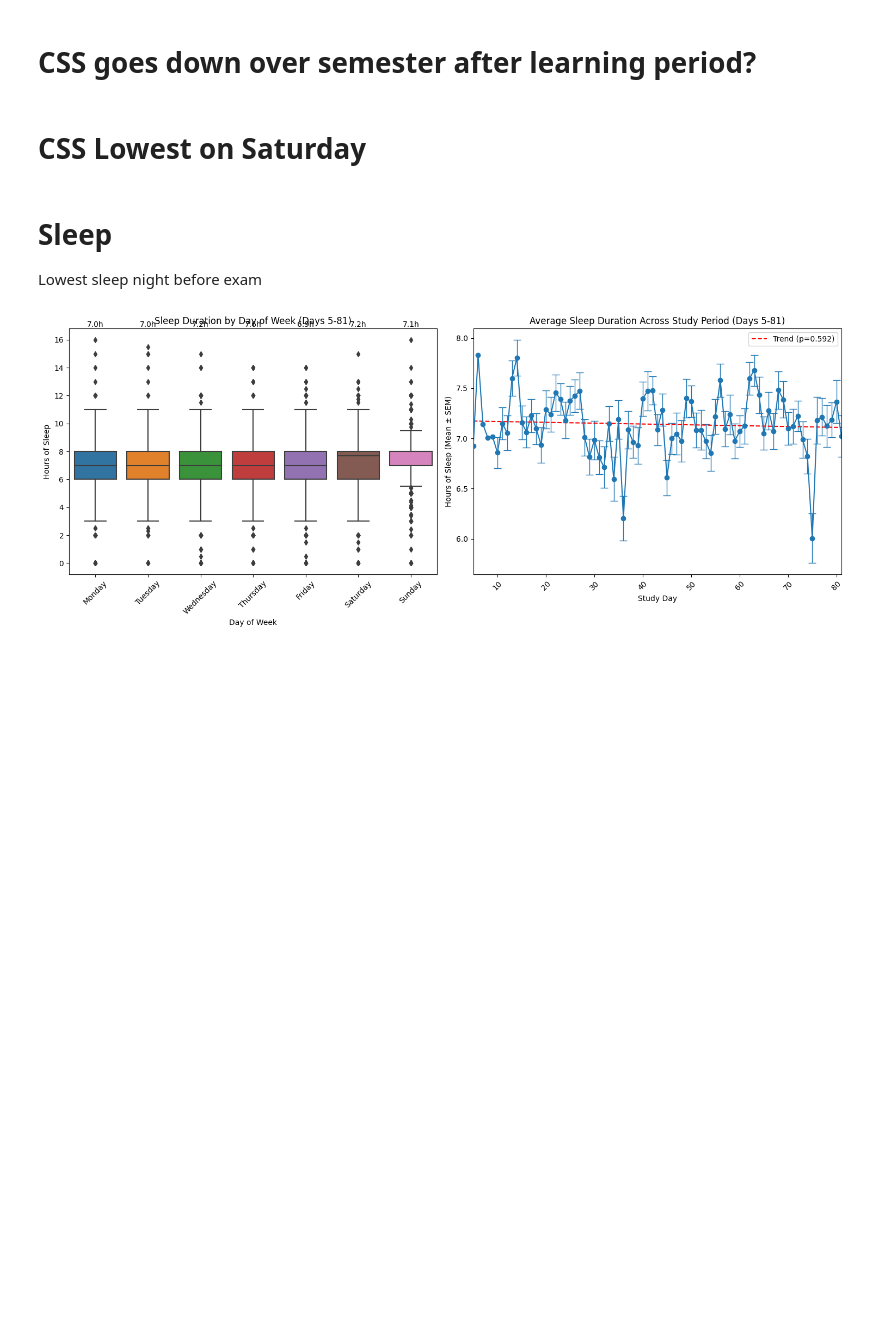
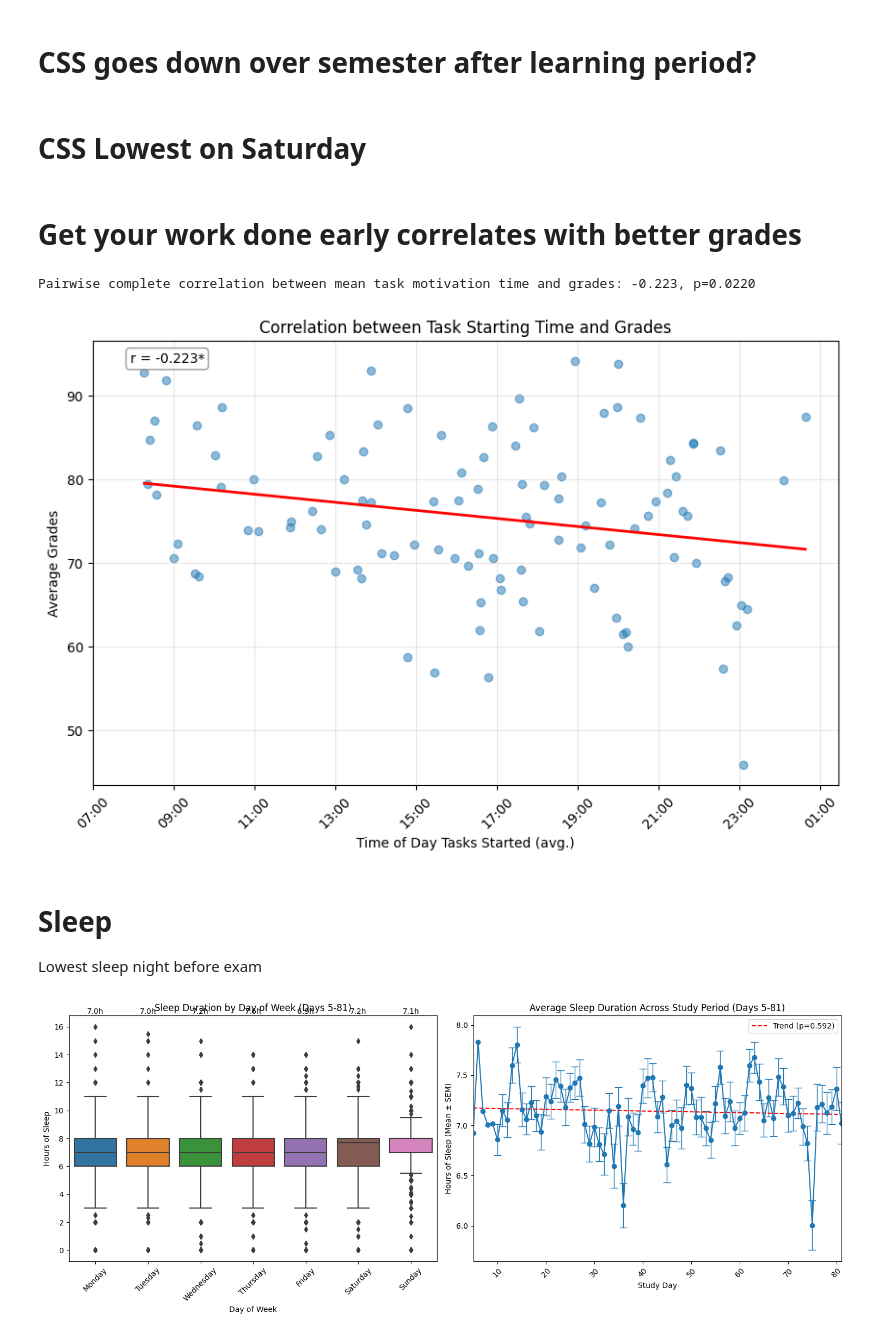
Before and after one commit to danieljwilson/3_3_experience_sampling, a Jupyter notebook: 3_3_3_data_analysis/02_analysis/Exploratory.ipynb, the cells around one changed output. Drawn from its saved outputs; the diff is of its cells as text; code cells hidden in the pictures; blank space fills up the shorter version.

Commit message:
Enhance exploratory analysis notebook with correlation analysis and visualizations
- Added markdown section to highlight correlation between task motivation time and grades
- Implemented code to calculate and visualize pairwise complete correlation
- Included scatter plot with regression line and significance annotations
- Updated execution counts for notebook cells for consistency
- Improved overall readability and organization of the analysis

```diff
--- a/3_3_3_data_analysis/02_analysis/Exploratory.ipynb
+++ b/3_3_3_data_analysis/02_analysis/Exploratory.ipynb
@@ -172,6 +172,74 @@ plt.grid(True, alpha=0.3)
 
 # Adjust layout to prevent label cutoff
 plt.tight_layout()
+# %% [markdown]
+# Get your work done early correlates with better grades
+# %%
+# These dataframes are in 09_battery_analysis
+
+# Calculate mean task motivation time for each participant
+mean_motivation_time = df_daily.groupby('PID')['task_motivation_min_after_5am'].mean()
+
+# Create dataframe with PID and mean motivation time
+motivation_df = mean_motivation_time.reset_index()
+
+# Get grades with PID from outcome_df
+grades_df = outcome_df[['PID', 'battery_outcome_grades_avg_avg']].copy()
+
+# Merge the dataframes on PID
+correlation_df = motivation_df.merge(grades_df, on='PID', how='inner')
+
+# Calculate pairwise complete correlation (dropping any rows with NaN values)
+correlation = correlation_df['task_motivation_min_after_5am'].corr(correlation_df['battery_outcome_grades_avg_avg'], method='pearson')
+
+# Calculate significance level with scipy
+from scipy import stats
+valid_data = correlation_df.dropna()
+r_value, p_value = stats.pearsonr(valid_data['task_motivation_min_after_5am'], valid_data['battery_outcome_grades_avg_avg'])
+
+print(f"Pairwise complete correlation between mean task motivation time and grades: {correlation:.3f}, p={p_value:.4f}")
+
+# Visualize with scatter plot, only plotting non-NaN pairs
+plt.figure(figsize=(10,6))
+plt.scatter(valid_data['task_motivation_min_after_5am'], valid_data['battery_outcome_grades_avg_avg'], alpha=0.5)
+
+# Add regression line
+slope, intercept = np.polyfit(valid_data['task_motivation_min_after_5am'], valid_data['battery_outcome_grades_avg_avg'], 1)
+x_values = np.array([valid_data['task_motivation_min_after_5am'].min(), valid_data['task_motivation_min_after_5am'].max()])
+plt.plot(x_values, slope * x_values + intercept, 'r-', lw=2)
+
+# Add correlation and significance annotation
+sig_symbol = ''
+if p_value < 0.001:
+    sig_symbol = '***'
+elif p_value < 0.01:
+    sig_symbol = '**'
+elif p_value < 0.05:
+    sig_symbol = '*'
+
+plt.annotate(f'r = {r_value:.3f}{sig_symbol}',
+             xy=(0.05, 0.95),
+             xycoords='axes fraction',
+             bbox=dict(boxstyle="round,pad=0.3", fc="white", ec="gray", alpha=0.8))
+
+# Set x-ticks from 7am to 1am (every 2 hours)
+# 7am is 120 minutes after 5am, 1am is 1200 minutes after 5am
+xticks = np.arange(120, 1200+120, 120)
+plt.xticks(xticks)
+
+# Convert minutes after 5am to time strings
+def mins_to_time(mins):
+    hours = ((mins // 60) + 5) % 24  # Add 5 hours and wrap around 24
+    return f'{int(hours):02d}:00'
+
+plt.gca().set_xticklabels([mins_to_time(x) for x in xticks], rotation=45)
+plt.xlabel('Time of Day Tasks Started (avg.)')
+plt.ylabel('Average Grades')
+plt.title('Correlation between Task Starting Time and Grades')
+plt.grid(True, alpha=0.3)
+# %% [output]
+Pairwise complete correlation between mean task motivation time and grades: -0.223, p=0.0220
+[figure, added]
 # %% [markdown]
 # Sleep
 
```
